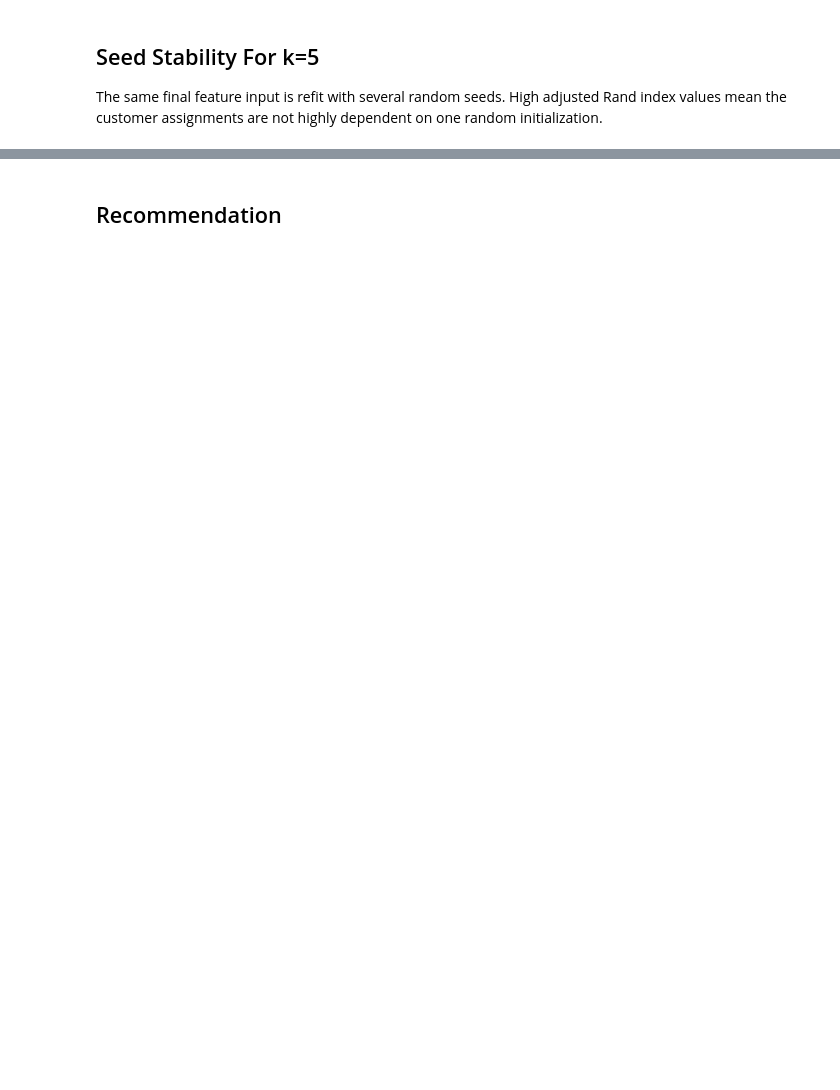
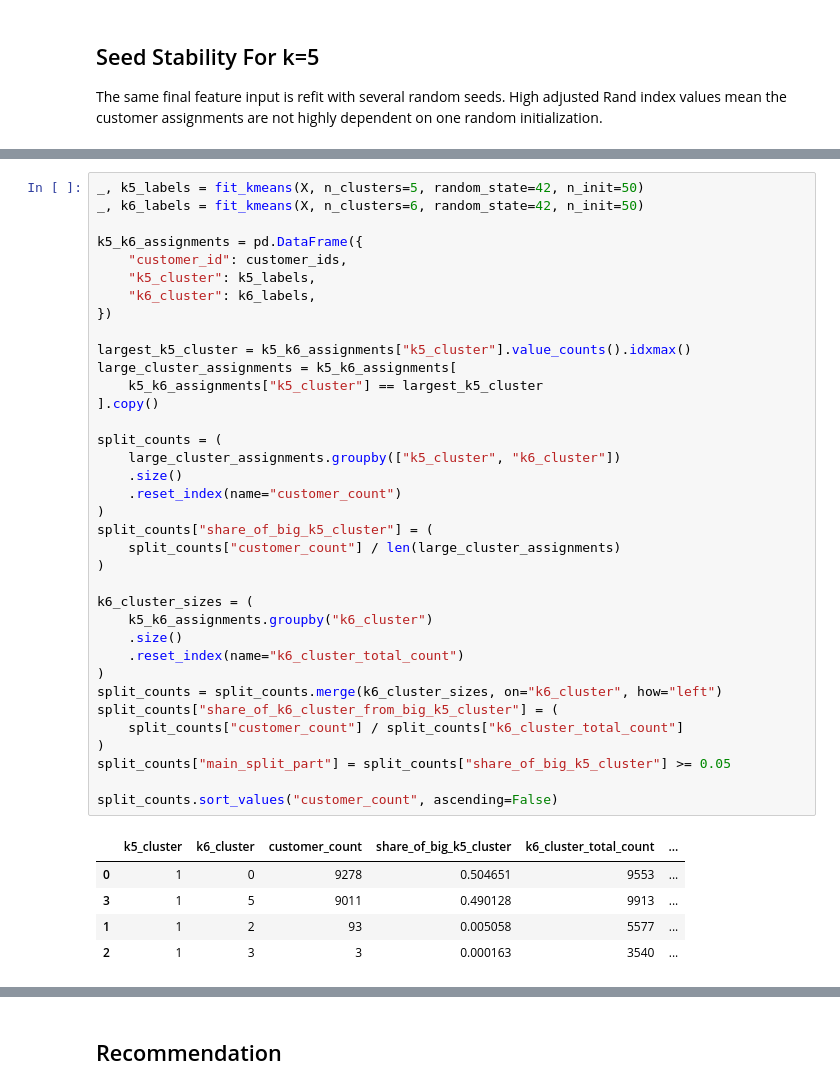
Before and after one commit to pedromariaanf-a11y/Unsupervised-Learning, a Jupyter notebook: notebooks/06b_kmeans_robustness_decision.ipynb, the cells around one changed output, grey strips where cells are left out. Cells and saved outputs as stored; diff of their text form; blank space fills up the shorter version.

```diff
--- a/notebooks/06b_kmeans_robustness_decision.ipynb
+++ b/notebooks/06b_kmeans_robustness_decision.ipynb
@@ -117,0 +155,42 @@ seed_stability
+# %%
+_, k5_labels = fit_kmeans(X, n_clusters=5, random_state=42, n_init=50)
+_, k6_labels = fit_kmeans(X, n_clusters=6, random_state=42, n_init=50)
+
+k5_k6_assignments = pd.DataFrame({
+    "customer_id": customer_ids,
+    "k5_cluster": k5_labels,
+    "k6_cluster": k6_labels,
+})
+
+largest_k5_cluster = k5_k6_assignments["k5_cluster"].value_counts().idxmax()
+large_cluster_assignments = k5_k6_assignments[
+    k5_k6_assignments["k5_cluster"] == largest_k5_cluster
+].copy()
+
+split_counts = (
+    large_cluster_assignments.groupby(["k5_cluster", "k6_cluster"])
+    .size()
+    .reset_index(name="customer_count")
+)
+split_counts["share_of_big_k5_cluster"] = (
+    split_counts["customer_count"] / len(large_cluster_assignments)
+)
+
+k6_cluster_sizes = (
+    k5_k6_assignments.groupby("k6_cluster")
+    .size()
+    .reset_index(name="k6_cluster_total_count")
+)
+split_counts = split_counts.merge(k6_cluster_sizes, on="k6_cluster", how="left")
+split_counts["share_of_k6_cluster_from_big_k5_cluster"] = (
+    split_counts["customer_count"] / split_counts["k6_cluster_total_count"]
+)
+split_counts["main_split_part"] = split_counts["share_of_big_k5_cluster"] >= 0.05
+
+split_counts.sort_values("customer_count", ascending=False)
+# %% [output]
+|  | k5_cluster | k6_cluster | customer_count | share_of_big_k5_cluster | k6_cluster_total_count | ... |
+| 0 | 1 | 0 | 9278 | 0.504651 | 9553 | ... |
+| 3 | 1 | 5 | 9011 | 0.490128 | 9913 | ... |
+| 1 | 1 | 2 | 93 | 0.005058 | 5577 | ... |
+| 2 | 1 | 3 | 3 | 0.000163 | 3540 | ... |
```
Also changed, not shown: parts of 9 cells of this notebook, 16 other files.
